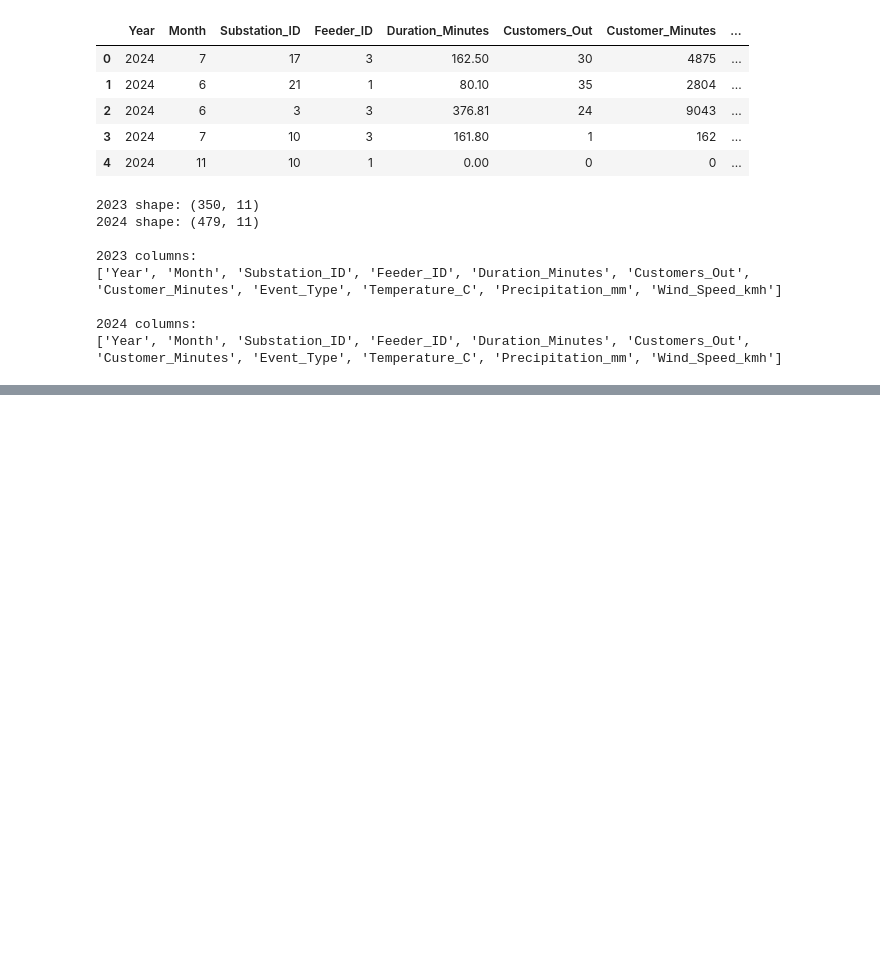
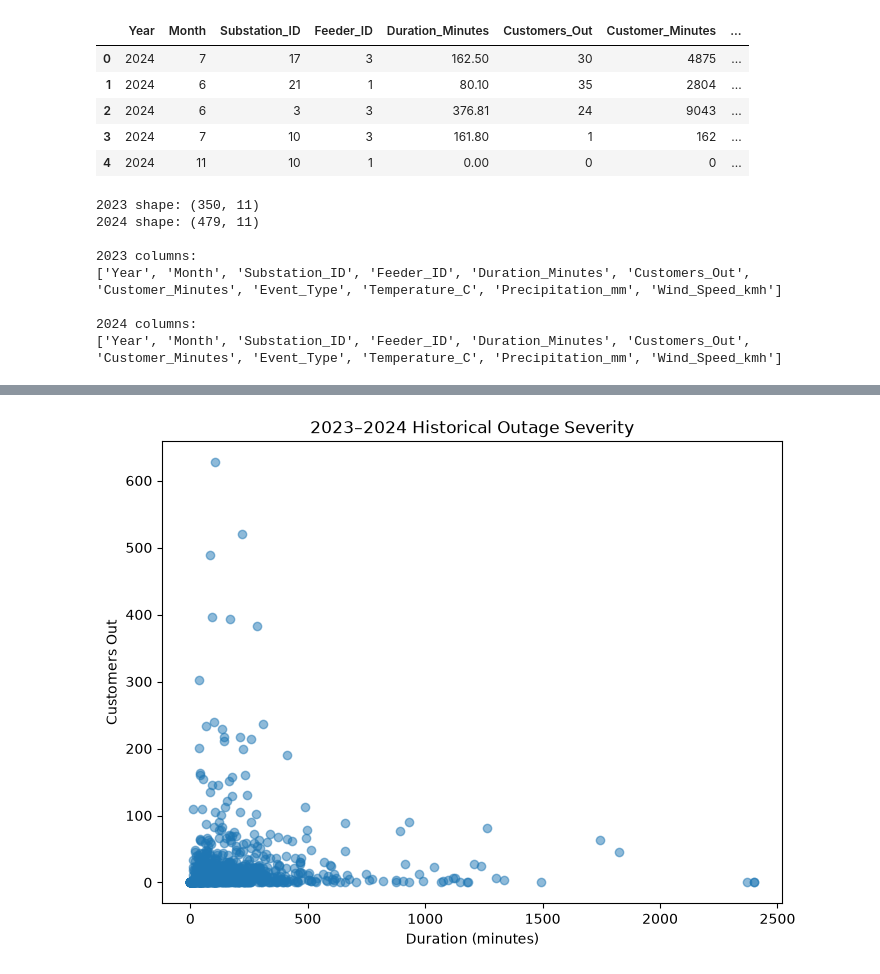
Before and after one commit to markasmithks/vegetation-outage-ML-project, a Jupyter notebook: vegetation-validation/notebooks/01_validate_historical_analysis.ipynb, the cells around one changed output, grey strips where cells are left out. Drawn from its saved outputs; the diff is of its cells as text; code cells hidden in the pictures; blank space fills up the shorter version.

```diff
--- a/vegetation-validation/notebooks/01_validate_historical_analysis.ipynb
+++ b/vegetation-validation/notebooks/01_validate_historical_analysis.ipynb
@@ -88,0 +208,8 @@ print(outages_2024.columns.tolist())
+# %%
+historical = pd.concat(
+    [outages_2023, outages_2024],
+    ignore_index=True
+)
+
+print(f"Combined historical records: {len(historical):,}")
+print(historical["Year"].value_counts().sort_index())
@@ -88,0 +257,11 @@ print(outages_2024.columns.tolist())
+# %%
+historical["Substation_Feeder"] = (
+    "SUB"
+    + historical["Substation_ID"].astype(str).str.zfill(2)
+    + "_FDR"
+    + historical["Feeder_ID"].astype(str).str.zfill(2)
+)
+
+historical[
+    ["Substation_ID", "Feeder_ID", "Substation_Feeder"]
+].head()
@@ -88,0 +330,16 @@ print(outages_2024.columns.tolist())
+# %%
+fig, ax = plt.subplots(figsize=(8, 6))
+
+ax.scatter(
+    historical["Duration_Minutes"],
+    historical["Customers_Out"],
+    alpha=0.5
+)
+
+ax.set_xlabel("Duration (minutes)")
+ax.set_ylabel("Customers Out")
+ax.set_title("2023–2024 Historical Outage Severity")
+
+plt.show()
+# %% [output]
+[figure, added]
```
Also changed, not shown: parts of 23 cells of this notebook.
